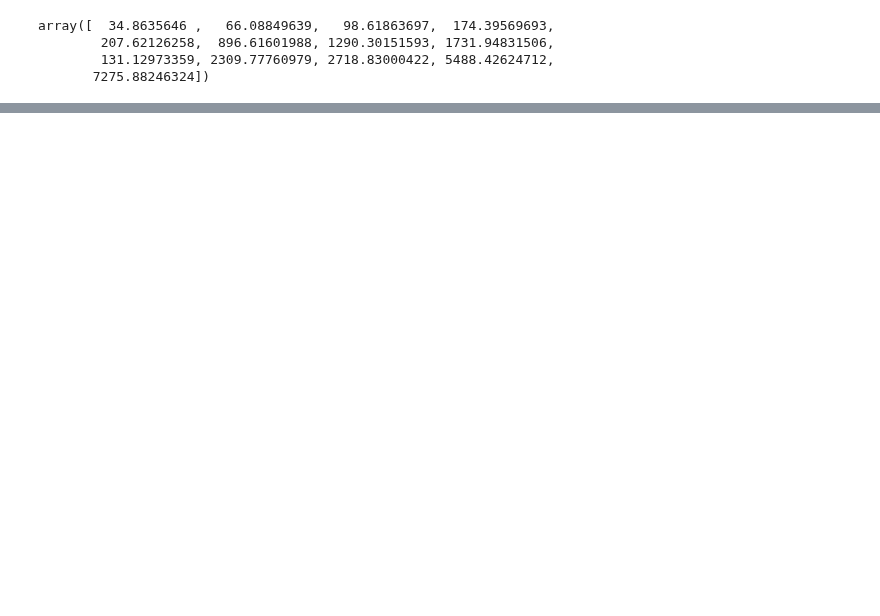
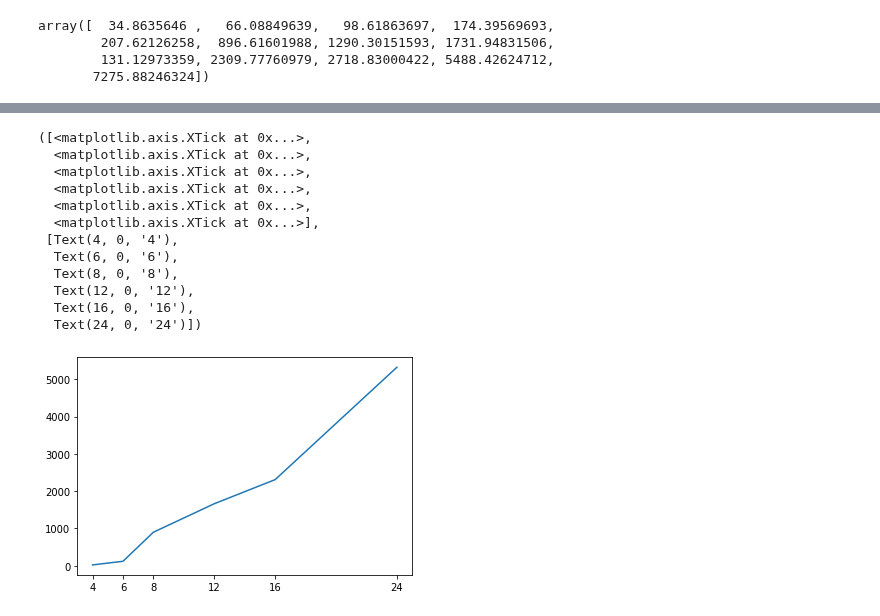
Before and after one commit to timgott/DeepQAP, a Jupyter notebook: evaluation/Generalization_by_size.ipynb, the cells around one changed output, grey strips where cells are left out. Drawn from its saved outputs; the diff is of its cells as text; code cells hidden in the pictures; blank space fills up the shorter version.

```diff
--- a/evaluation/Generalization_by_size.ipynb
+++ b/evaluation/Generalization_by_size.ipynb
@@ -355,0 +378,17 @@ array([  34.8635646 ,   66.08849639,   98.61863697,  174.39569693,
+# %%
+plt.plot(sizes[:6], results["gurobi_5s"]["times"] / results["faq"]["times"][:6])
+plt.xticks(sizes[:6], labels=sizes[:6])
+# %% [output]
+([<matplotlib.axis.XTick at 0x...>,
+  <matplotlib.axis.XTick at 0x...>,
+  <matplotlib.axis.XTick at 0x...>,
+  <matplotlib.axis.XTick at 0x...>,
+  <matplotlib.axis.XTick at 0x...>,
+  <matplotlib.axis.XTick at 0x...>],
+ [Text(4, 0, '4'),
+  Text(6, 0, '6'),
+  Text(8, 0, '8'),
+  Text(12, 0, '12'),
+  Text(16, 0, '16'),
+  Text(24, 0, '24')])
+[figure, added]
```
Also changed, not shown: parts of 10 cells of this notebook, 3 other files.
